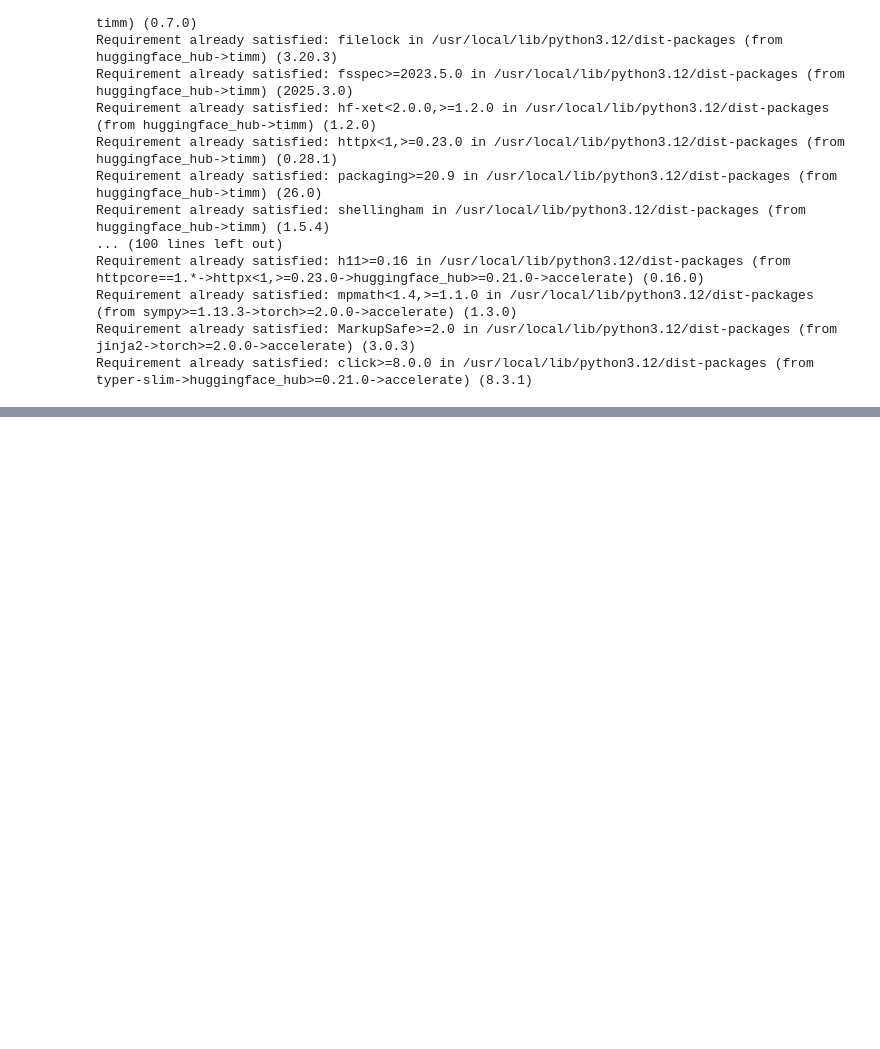
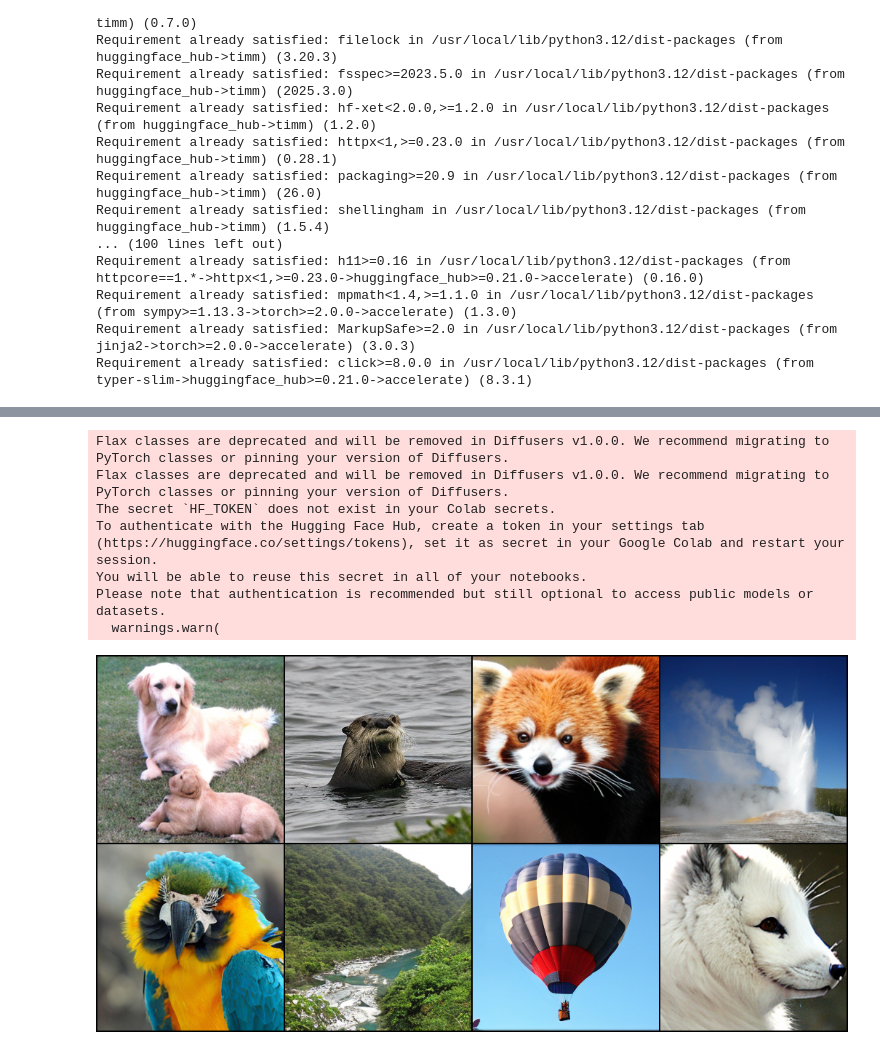
Before and after one commit to Shaileshps21/diffusion_model, a Jupyter notebook: turbit.ipynb, the cells around one changed output, grey strips where cells are left out. Cells and saved outputs as stored; diff of their text form; code cells hidden in the pictures; blank space fills up the shorter version.

```diff
--- a/turbit.ipynb
+++ b/turbit.ipynb
@@ -36,3 +36,69 @@ Requirement already satisfied: h11>=0.16 in /usr/local/lib/python3.12/dist-packa
 Requirement already satisfied: mpmath<1.4,>=1.1.0 in /usr/local/lib/python3.12/dist-packages (from sympy>=1.13.3->torch>=2.0.0->accelerate) (1.3.0)
 Requirement already satisfied: MarkupSafe>=2.0 in /usr/local/lib/python3.12/dist-packages (from jinja2->torch>=2.0.0->accelerate) (3.0.3)
 Requirement already satisfied: click>=8.0.0 in /usr/local/lib/python3.12/dist-packages (from typer-slim->huggingface_hub>=0.21.0->accelerate) (8.3.1)
+# %%
+!git clone https://github.com/facebookresearch/DiT.git
+import DiT, os
+os.chdir('DiT')
+os.environ['PYTHONPATH'] = '/env/python:/content/DiT'
+!pip install diffusers timm --upgrade
+# DiT imports:
+import torch
+from torchvision.utils import save_image
+from diffusion import create_diffusion
+from diffusers.models import AutoencoderKL
+from download import find_model
+from models import DiT_XL_2
+from PIL import Image
+from IPython.display import display
+torch.set_grad_enabled(False)
+device = "cuda" if torch.cuda.is_available() else "cpu"
+if device == "cpu":
+    print("GPU not found. Using CPU instead.")
+
+image_size = 256 #@param [256, 512]
+vae_model = "stabilityai/sd-vae-ft-ema" #@param ["stabilityai/sd-vae-ft-mse", "stabilityai/sd-vae-ft-ema"]
+latent_size = int(image_size) // 8
+# Load model:
+model = DiT_XL_2(input_size=latent_size).to(device)
+state_dict = find_model(f"DiT-XL-2-{image_size}x{image_size}.pt")
+model.load_state_dict(state_dict)
+model.eval() # important!
+vae = AutoencoderKL.from_pretrained(vae_model).to(device)
+
+# Set user inputs:
+seed = 0 #@param {type:"number"}
+torch.manual_seed(seed)
+num_sampling_steps = 250 #@param {type:"slider", min:0, max:1000, step:1}
+cfg_scale = 4 #@param {type:"slider", min:1, max:10, step:0.1}
+class_labels = 207, 360, 387, 974, 88, 979, 417, 279 #@param {type:"raw"}
+samples_per_row = 4 #@param {type:"number"}
+
+# Create diffusion object:
+diffusion = create_diffusion(str(num_sampling_steps))
+
+# Create sampling noise:
+n = len(class_labels)
+z = torch.randn(n, 4, latent_size, latent_size, device=device)
+y = torch.tensor(class_labels, device=device)
+
+# Setup classifier-free guidance:
+z = torch.cat([z, z], 0)
+y_null = torch.tensor([1000] * n, device=device)
+y = torch.cat([y, y_null], 0)
+model_kwargs = dict(y=y, cfg_scale=cfg_scale)
+
+# Sample images:
+samples = diffusion.p_sample_loop(
+    model.forward_with_cfg, z.shape, z, clip_denoised=False,
+    model_kwargs=model_kwargs, progress=True, device=device
+)
+samples, _ = samples.chunk(2, dim=0)  # Remove null class samples
+samples = vae.decode(samples / 0.18215).sample
+
+# Save and display images:
+save_image(samples, "sample.png", nrow=int(samples_per_row),
+           normalize=True, value_range=(-1, 1))
+samples = Image.open("sample.png")
+display(samples)
+# %% [output]
@@ -38,0 +122,8 @@ Requirement already satisfied: click>=8.0.0 in /usr/local/lib/python3.12/dist-pa
+Flax classes are deprecated and will be removed in Diffusers v1.0.0. We recommend migrating to PyTorch classes or pinning your version of Diffusers.
+Flax classes are deprecated and will be removed in Diffusers v1.0.0. We recommend migrating to PyTorch classes or pinning your version of Diffusers.
+The secret `HF_TOKEN` does not exist in your Colab secrets.
+To authenticate with the Hugging Face Hub, create a token in your settings tab (https://huggingface.co/settings/tokens), set it as secret in your Google Colab and restart your session.
+You will be able to reuse this secret in all of your notebooks.
+Please note that authentication is recommended but still optional to access public models or datasets.
+  warnings.warn(
+[figure, added]
```
Also changed, not shown: parts of 5 cells of this notebook.
